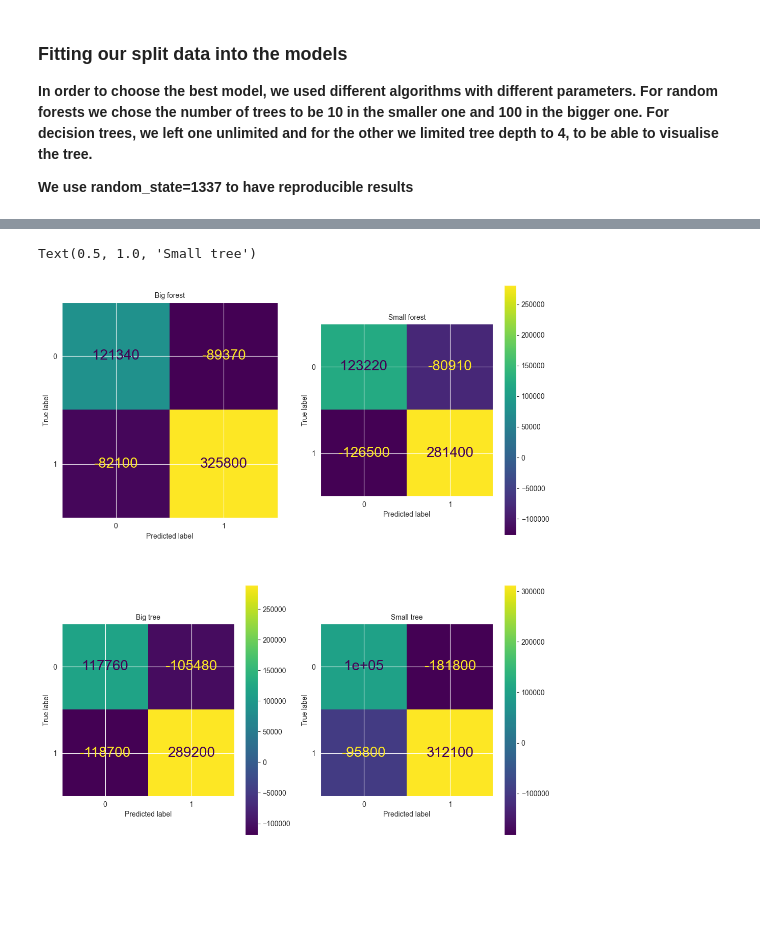
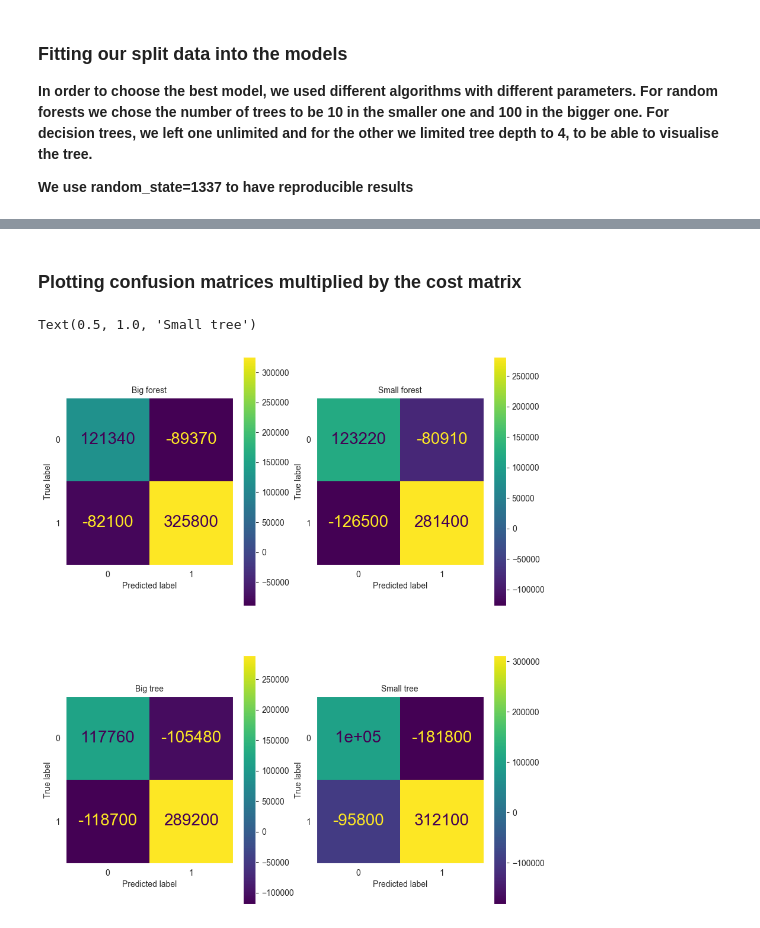
Before and after one commit to balooooooooo/machine_learning_1_coursework, a Jupyter notebook: modelling.ipynb, the cells around one changed output, grey strips where cells are left out. Cells and saved outputs as stored; diff of their text form; code cells hidden in the pictures; blank space fills up the shorter version.

```diff
--- a/modelling.ipynb
+++ b/modelling.ipynb
@@ -89,0 +89,17 @@ weighted avg       0.84      0.84      0.84     11139
+# %%
+# Set the default text font size
+plt.rc('font', size=20)
+# Set the axes title font size
+plt.rc('axes', titlesize=10)
+# Set the axes labels font size
+plt.rc('axes', labelsize=10)
+# Set the font size for x tick labels
+plt.rc('xtick', labelsize=10)
+# Set the font size for y tick labels
+plt.rc('ytick', labelsize=10)
+# Set the legend font size
+plt.rc('legend', fontsize=10)
+# Set the font size of the figure title
+plt.rc('figure', titlesize=10)
+# Remove grid
+plt.rcParams['axes.grid'] = False
@@ -107,33 +125,21 @@ Text(0.5, 1.0, 'Small tree')
+# %% [markdown]
+### Plotting confusion matrices multiplied by the cost matrix
 # %%
 costmatrix=[[20,-90],[-100,100]] #TN,FP,FN,TP
 # %%
-# Set the default text font size
-plt.rc('font', size=20)
-# Set the axes title font size
-plt.rc('axes', titlesize=10)
-# Set the axes labels font size
-plt.rc('axes', labelsize=10)
-# Set the font size for x tick labels
-plt.rc('xtick', labelsize=10)
-# Set the font size for y tick labels
-plt.rc('ytick', labelsize=10)
-# Set the legend font size
-plt.rc('legend', fontsize=10)
-# Set the font size of the figure title
-plt.rc('figure', titlesize=10)
-fig, axs = plt.subplots(2, 2, figsize=(12, 14))
+fig, axs = plt.subplots(2, 2, figsize=(10, 12))
 confmatrix1=confusion_matrix(Y_test, predictions_forest_big)*costmatrix
-cm_display = ConfusionMatrixDisplay(confmatrix1).plot(ax=axs[0, 0])
+cm_display1 = ConfusionMatrixDisplay(confmatrix1).plot(ax=axs[0, 0])
 axs[0, 0].set_title('Big forest')
 confmatrix2=confusion_matrix(Y_test, predictions_forest_small)*costmatrix
-cm_display = ConfusionMatrixDisplay(confmatrix2).plot(ax=axs[0, 1])
+cm_display2 = ConfusionMatrixDisplay(confmatrix2).plot(ax=axs[0, 1])
 axs[0, 1].set_title('Small forest')
 confmatrix3=confusion_matrix(Y_test, predictions_tree_big)*costmatrix
-cm_display = ConfusionMatrixDisplay(confmatrix3).plot(ax=axs[1, 0])
+cm_display3 = ConfusionMatrixDisplay(confmatrix3).plot(ax=axs[1, 0])
 axs[1, 0].set_title('Big tree')
-confmatrix4=confusion_matrix(Y_test, predictions_tree_small)*costmatrix
-cm_display = ConfusionMatrixDisplay(confmatrix4).plot(ax=axs[1, 1])
+confmatrix4=(confusion_matrix(Y_test, predictions_tree_small)*costmatrix)
+cm_display4 = ConfusionMatrixDisplay(confmatrix4).plot(ax=axs[1, 1])
 axs[1, 1].set_title('Small tree')
 # %% [output]
 Text(0.5, 1.0, 'Small tree')
-[figure, old version]
+[figure, new version]
```
Also changed, not shown: parts of 23 cells of this notebook.
